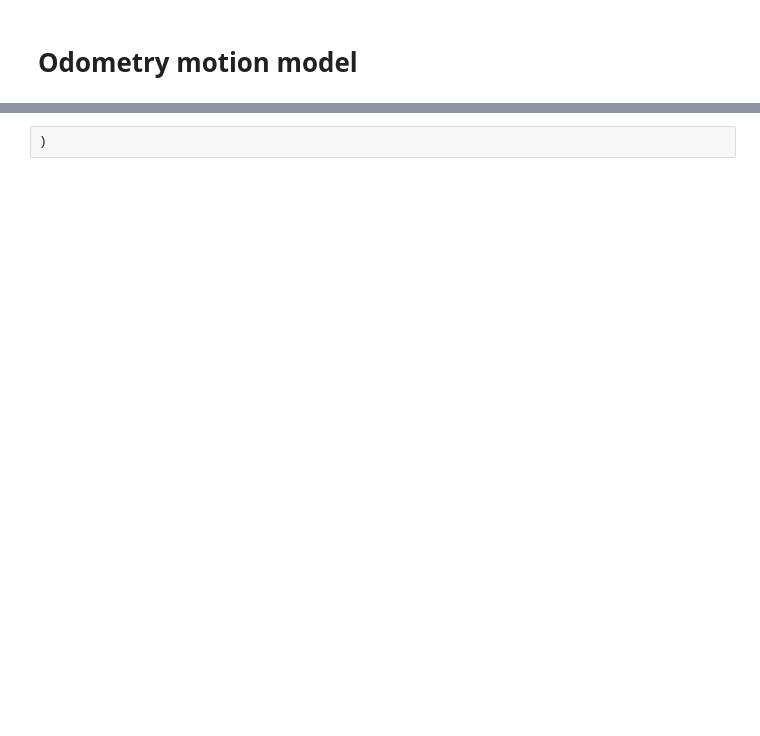
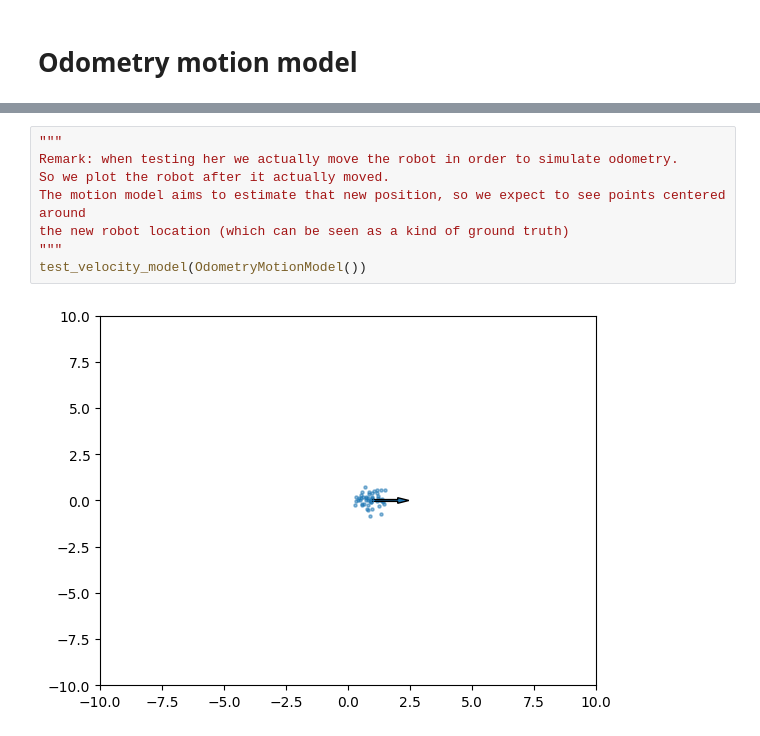
Before and after one commit to Smoltbob/ComputerVision, a Jupyter notebook: MotionModels/main.ipynb, the cells around one changed output, grey strips where cells are left out. Drawn from its saved outputs; the diff is of its cells as text; blank space fills up the shorter version.

```diff
--- a/MotionModels/main.ipynb
+++ b/MotionModels/main.ipynb
@@ -337,2 +336,10 @@ IndentationError: unindent does not match any outer indentation level (<tokenize
-# %%
-)
+# %%
+"""
+Remark: when testing her we actually move the robot in order to simulate odometry.
+So we plot the robot after it actually moved.
+The motion model aims to estimate that new position, so we expect to see points centered around
+the new robot location (which can be seen as a kind of ground truth)
+"""
+test_velocity_model(OdometryMotionModel())
+# %% [output]
+[figure, added]
```
Also changed, not shown: parts of 16 cells of this notebook, 1 other file.
